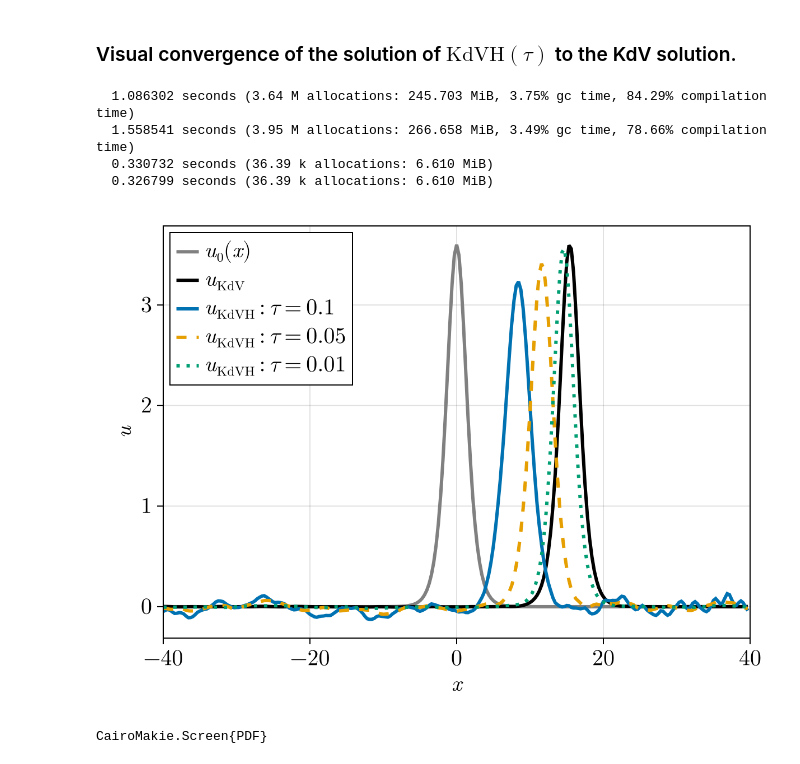
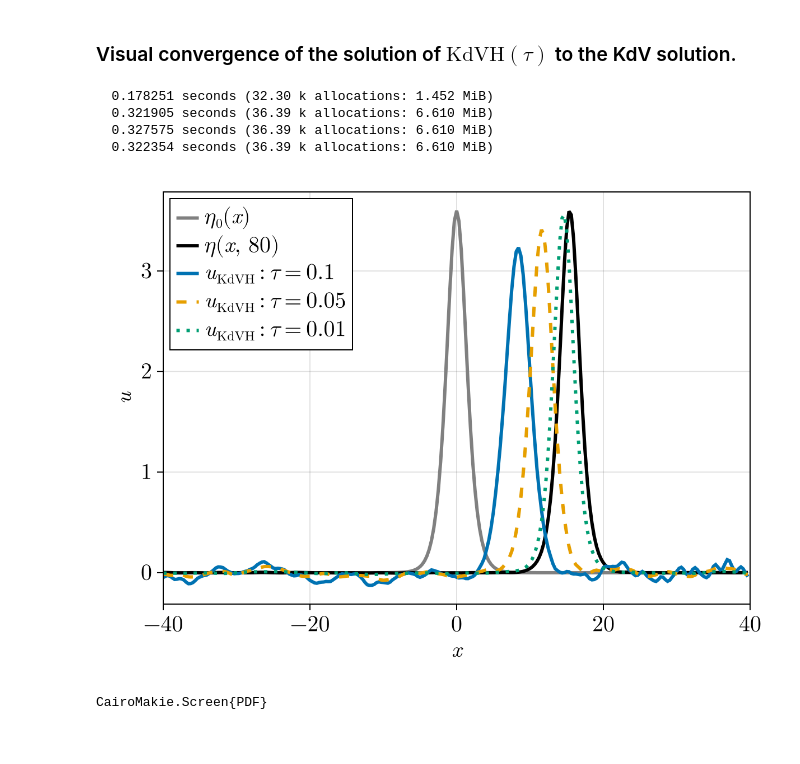
Before and after one commit to abhibsws/2024_kdvh_RR, a Jupyter notebook: figures_manuscript.ipynb, the cells around one changed output. Cells and saved outputs as stored; diff of their text form; code cells hidden in the pictures.

Commit message:
update figures

```diff
--- a/figures_manuscript.ipynb
+++ b/figures_manuscript.ipynb
@@ -48,40 +48,40 @@ let equation = KdV()
                            q0, tspan, parameters, alg;
                            dt)
 
     x = grid(parameters.D1)
     lines!(ax, x, get_u(sol.u[begin], equation);
-           label = L"u_0(x)", color = :gray)
+           label = L"$\eta_0(x)$", color = :gray)
     lines!(ax, x, get_u(sol.u[end], equation);
-           label = L"u_\mathrm{KdV}", color = :black)
+           label = L"\eta(x, \ 80)", color = :black)
 end
 
 # Assuming `τs` is an array of different values of τ=
 for (i, τ) in enumerate(τs)
     # HyperbolizedKdV with IMEX
     let equation = HyperbolizedKdV(τ)
         (; q0, parameters) = setup(solitary_wave_solution, equation,
                                    tspan, D1)
         @time sol = solve_imex(rhs_stiff!, operator(rhs_stiff!, parameters),
                                rhs_nonstiff!,
                                q0, tspan, parameters, alg;
                                dt)
 
         x = grid(parameters.D1)
         # Use label with τ and different line styles
         lines!(ax, x, get_u(sol.u[end], equation);
                label = L"u_\mathrm{KdVH}: \tau = %$(τ)")
     end
 end
 
 axislegend(ax, position = :lt)
 xlims!(ax, xmin, xmax)
 fig_KdVH_KdV
 # %% [output]
-  1.086302 seconds (3.64 M allocations: 245.703 MiB, 3.75% gc time, 84.29% compilation time)
-  1.558541 seconds (3.95 M allocations: 266.658 MiB, 3.49% gc time, 78.66% compilation time)
-  0.330732 seconds (36.39 k allocations: 6.610 MiB)
-  0.326799 seconds (36.39 k allocations: 6.610 MiB)
+  0.178251 seconds (32.30 k allocations: 1.452 MiB)
+  0.321905 seconds (36.39 k allocations: 6.610 MiB)
+  0.327575 seconds (36.39 k allocations: 6.610 MiB)
+  0.322354 seconds (36.39 k allocations: 6.610 MiB)
-[figure, old version]
+[figure, new version]
 # %%
 # Define paths
 save_path_1 = joinpath(@__DIR__, "img")
```
Also changed, not shown: 1 other file.
